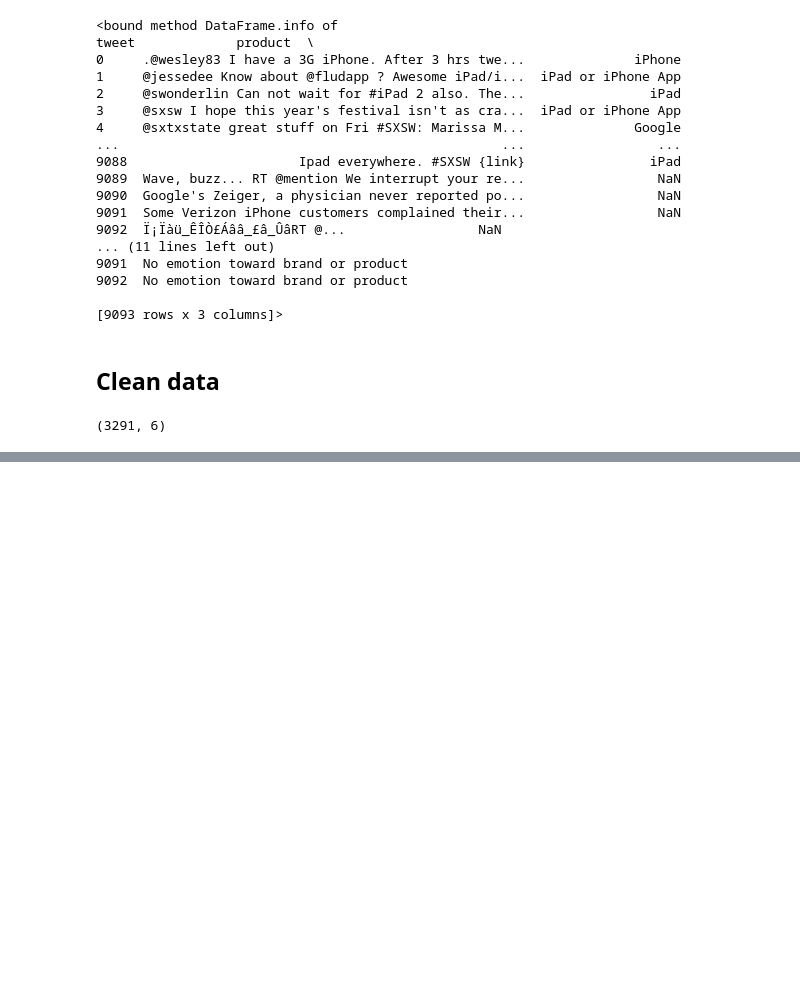
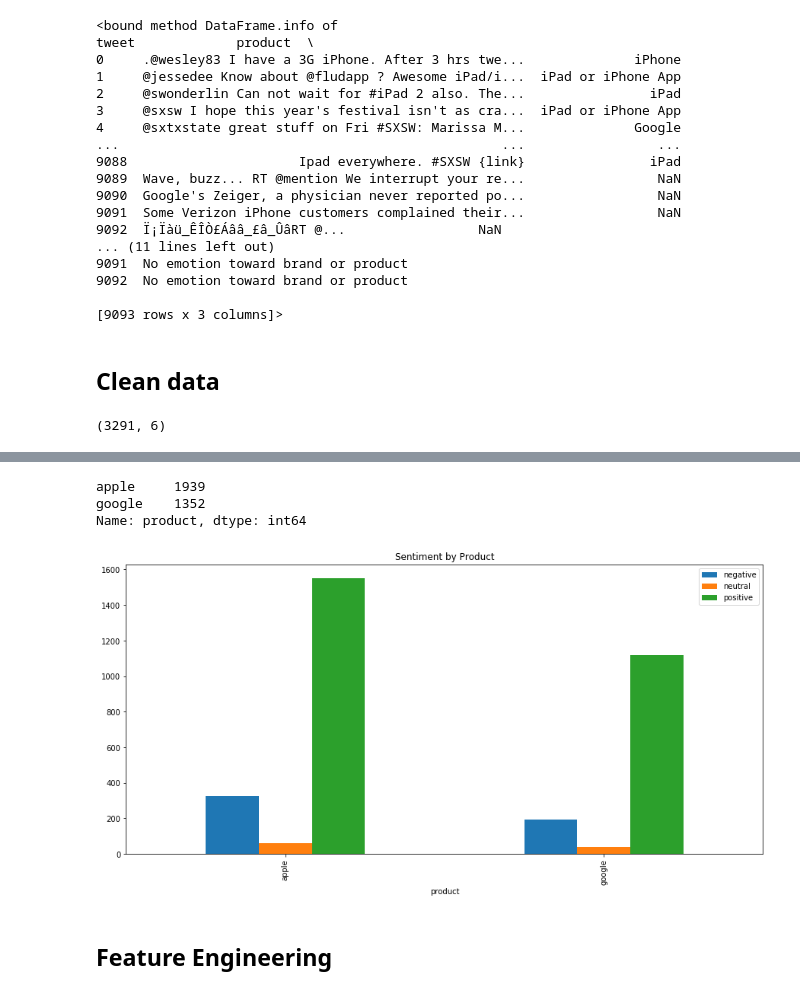
Before and after one commit to kenyo/mod-4-final-project, a Jupyter notebook: koh.ipynb, the cells around one changed output, grey strips where cells are left out. Saved outputs shown, nothing was run; the diff lists cells and outputs as text; code cells hidden in the pictures; blank space fills up the shorter version.

```diff
--- a/koh.ipynb
+++ b/koh.ipynb
@@ -52,9 +60,12 @@ df.info
 ## Clean data
 # %%
 # make sentiment numeric value
+df.sentiment = df['sentiment'].map(lambda x: 1 if x == "Positive emotion" else x)
+df.sentiment = df['sentiment'].map(lambda x: -1 if x == "Negative emotion" else x)
+df.sentiment = df['sentiment'].map(lambda x: 0 if x == "No emotion toward brand or product" or x == "I can't tell" else x)
 
-df['positive'] = df['sentiment'].map(lambda x: 1 if x == "Positive emotion" else 0)
-df['negative'] = df['sentiment'].map(lambda x: 1 if x == "Negative emotion" else 0)
-df['neutral'] = df['sentiment'].map(lambda x: 1 if x == "No emotion toward brand or product" or x == "I can't tell" else 0)
+df['positive'] = df['sentiment'].map(lambda x: 1 if x == 1 else 0)
+df['negative'] = df['sentiment'].map(lambda x: 1 if x == -1 else 0)
+df['neutral'] = df['sentiment'].map(lambda x: 1 if x == 0 else 0)
 # %%
 # drop missing products
@@ -68,0 +92,18 @@ df.shape
+# %%
+df['product'] = df['product'].map(lambda x: "apple" if x == "iPad" or\
+                                  x == 'Apple' or\
+                                  x == 'iPad or iPhone App ' or\
+                                  x == 'iPhone' or\
+                                  x == 'Other Apple product or service'
+                                 else 'google')
+# %%
+df['product'].value_counts()
+# %% [output]
+apple     1939
+google    1352
+Name: product, dtype: int64
+# %%
+df.groupby(['product'])[['negative', 'neutral', 'positive']].sum().plot.bar(figsize=(15,7));
+plt.title('Sentiment by Product');
+# %% [output]
+[figure, added]
@@ -68,0 +113,2 @@ df.shape
+# %% [markdown]
+## Feature Engineering
```
Also changed, not shown: parts of 34 cells of this notebook.
